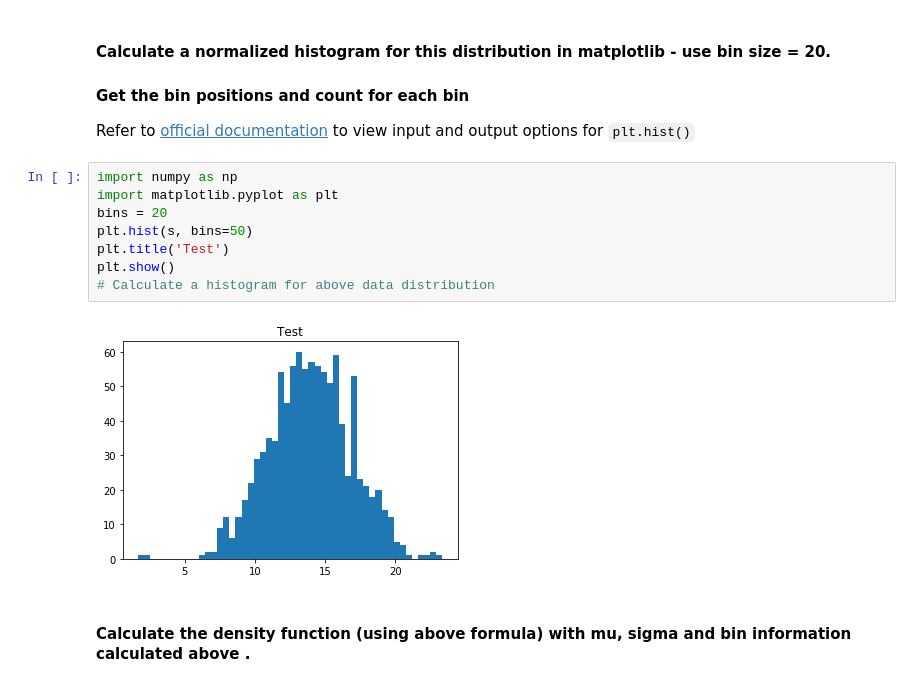
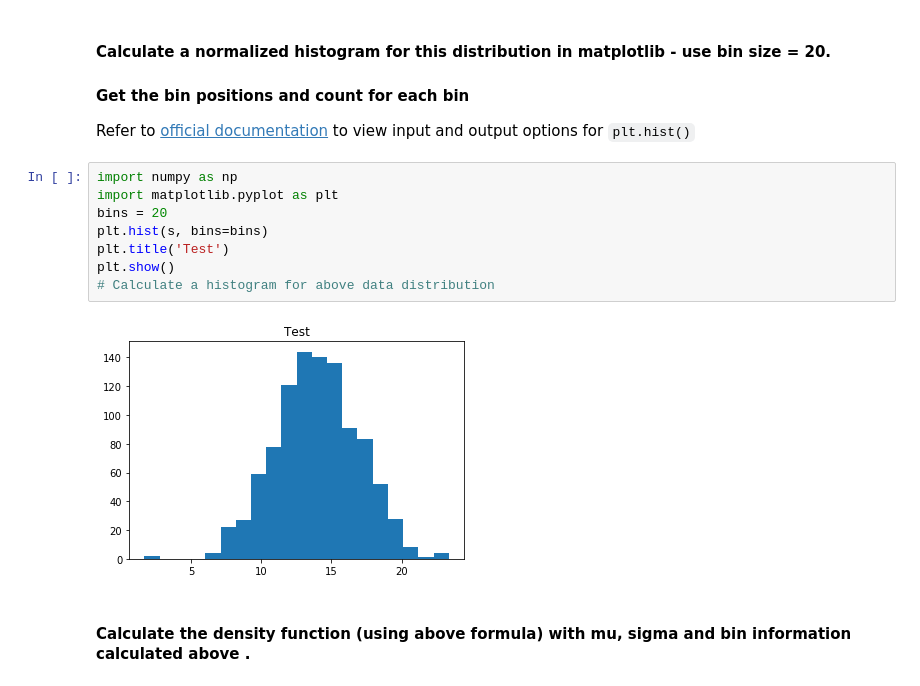
Before and after one commit to AdamLiscia/dsc-0-09-13-gaussian-distributions-lab-nyc-career-ds-102218, a Jupyter notebook: index.ipynb, the cells around one changed output. Drawn from its saved outputs; the diff is of its cells as text.

```diff
--- a/index.ipynb
+++ b/index.ipynb
@@ -51,13 +51,13 @@ Refer to [official documentation](https://matplotlib.org/api/_as_gen/matplotlib.
 # %%
 import numpy as np
 import matplotlib.pyplot as plt
 bins = 20
-plt.hist(s, bins=50)
+plt.hist(s, bins=bins)
 plt.title('Test')
 plt.show()
 # Calculate a histogram for above data distribution
 # %% [output]
-[figure, old version]
+[figure, new version]
 # %% [markdown]
 #### Calculate the density function (using above formula) with mu, sigma and bin information calculated above .
 # %%
```
